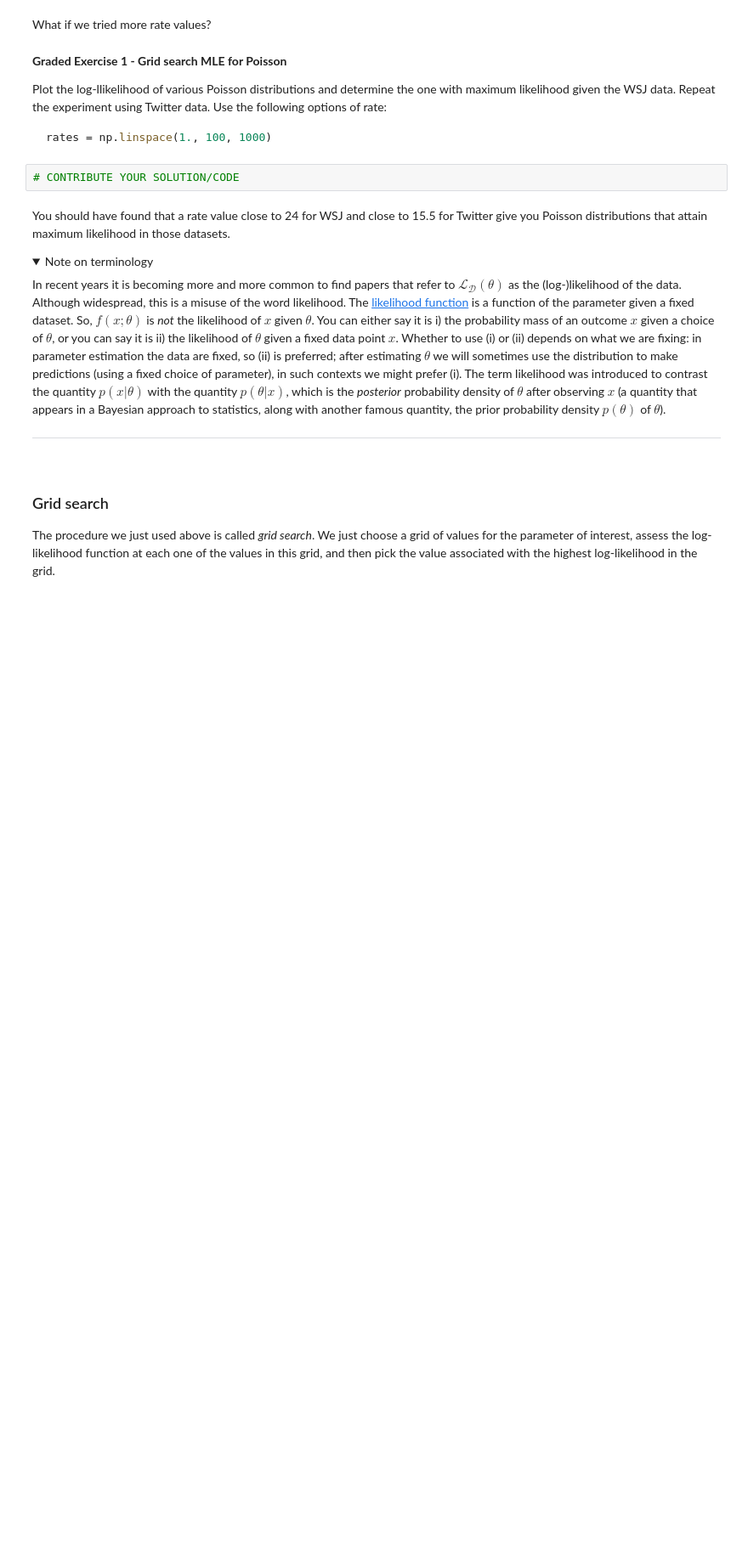
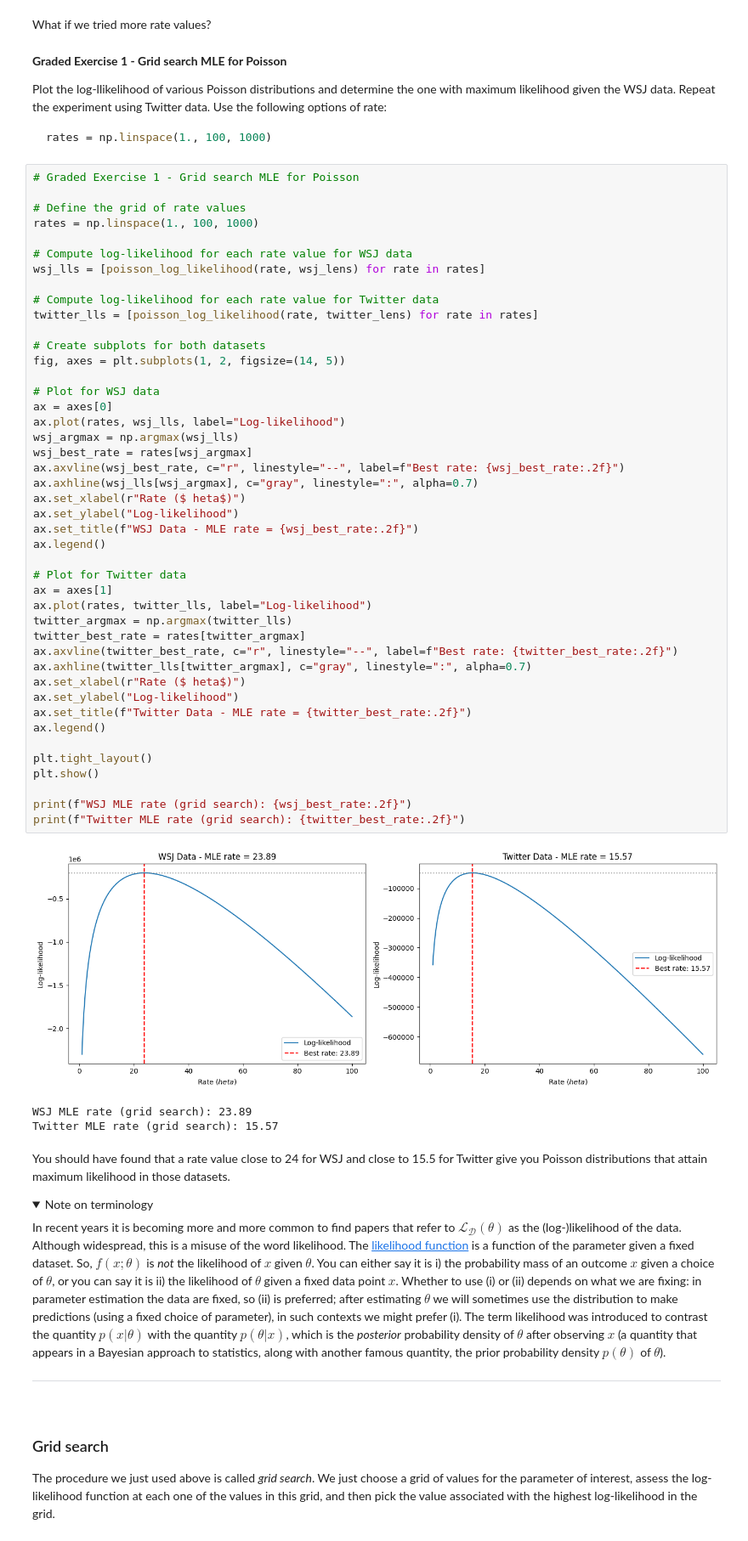
Before and after one commit to MxDiederick/NLP, a Jupyter notebook: T1.ipynb, the cells around one changed output. Shown at 85% size. Drawn from its saved outputs; the diff is of its cells as text; folded sections open; blank space fills up the shorter version.

````diff
--- a/T1.ipynb
+++ b/T1.ipynb
@@ -937,8 +935,54 @@ Plot the log-llikelihood of various Poisson distributions and determine the one
 ```python
 rates = np.linspace(1., 100, 1000)
 ```
-# %%
-# CONTRIBUTE YOUR SOLUTION/CODE
+# %%
+# Graded Exercise 1 - Grid search MLE for Poisson
+
+# Define the grid of rate values
+rates = np.linspace(1., 100, 1000)
+
+# Compute log-likelihood for each rate value for WSJ data
+wsj_lls = [poisson_log_likelihood(rate, wsj_lens) for rate in rates]
+
+# Compute log-likelihood for each rate value for Twitter data
+twitter_lls = [poisson_log_likelihood(rate, twitter_lens) for rate in rates]
+
+# Create subplots for both datasets
+fig, axes = plt.subplots(1, 2, figsize=(14, 5))
+
+# Plot for WSJ data
+ax = axes[0]
+ax.plot(rates, wsj_lls, label="Log-likelihood")
+wsj_argmax = np.argmax(wsj_lls)
+wsj_best_rate = rates[wsj_argmax]
+ax.axvline(wsj_best_rate, c="r", linestyle="--", label=f"Best rate: {wsj_best_rate:.2f}")
+ax.axhline(wsj_lls[wsj_argmax], c="gray", linestyle=":", alpha=0.7)
+ax.set_xlabel(r"Rate ($	heta$)")
+ax.set_ylabel("Log-likelihood")
+ax.set_title(f"WSJ Data - MLE rate = {wsj_best_rate:.2f}")
+ax.legend()
+
+# Plot for Twitter data
+ax = axes[1]
+ax.plot(rates, twitter_lls, label="Log-likelihood")
+twitter_argmax = np.argmax(twitter_lls)
+twitter_best_rate = rates[twitter_argmax]
+ax.axvline(twitter_best_rate, c="r", linestyle="--", label=f"Best rate: {twitter_best_rate:.2f}")
+ax.axhline(twitter_lls[twitter_argmax], c="gray", linestyle=":", alpha=0.7)
+ax.set_xlabel(r"Rate ($	heta$)")
+ax.set_ylabel("Log-likelihood")
+ax.set_title(f"Twitter Data - MLE rate = {twitter_best_rate:.2f}")
+ax.legend()
+
+plt.tight_layout()
+plt.show()
+
+print(f"WSJ MLE rate (grid search): {wsj_best_rate:.2f}")
+print(f"Twitter MLE rate (grid search): {twitter_best_rate:.2f}")
+# %% [output]
+[figure, added]
+WSJ MLE rate (grid search): 23.89
+Twitter MLE rate (grid search): 15.57
 # %% [markdown]
 You should have found that a rate value close to 24 for WSJ and close to 15.5 for Twitter give you Poisson distributions that attain maximum likelihood in those datasets.
 
````
Also changed, not shown: parts of 10 cells of this notebook.
